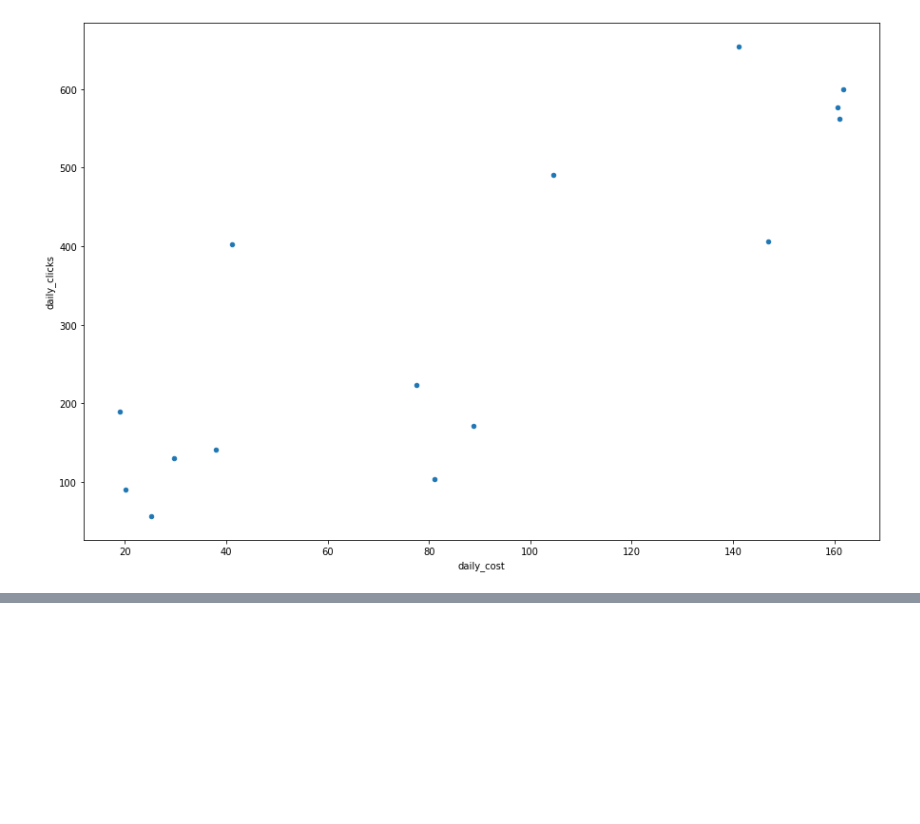
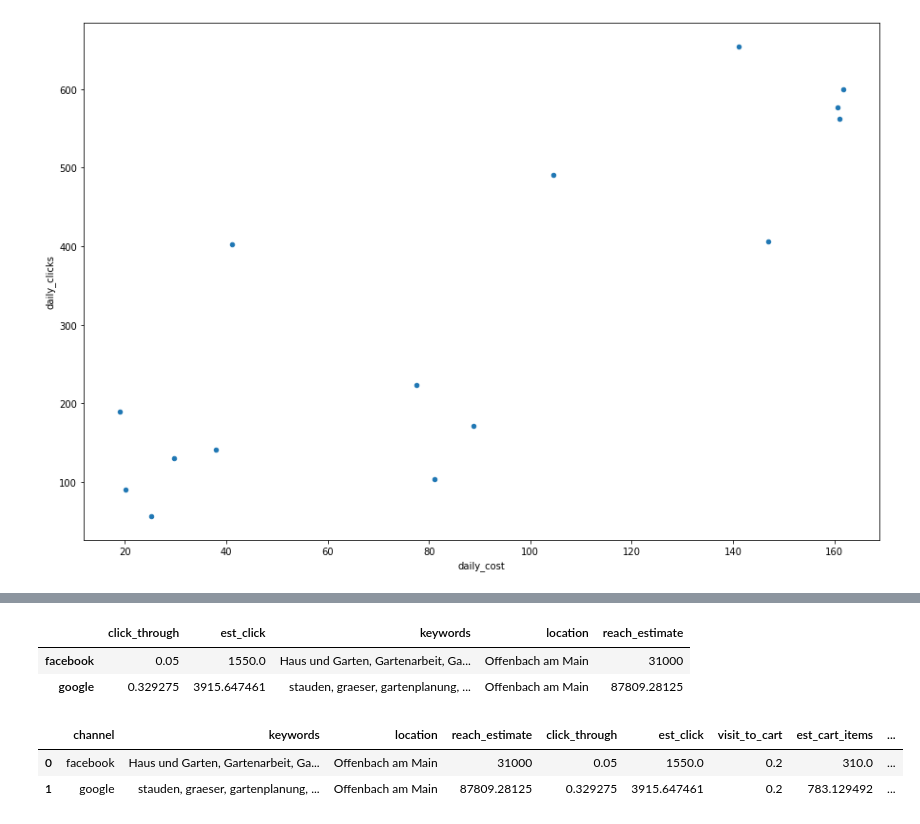
Before and after one commit to siegstedt/kreativkopf, a Jupyter notebook: notebooks/main_run.ipynb, the cells around one changed output, grey strips where cells are left out. Cells and saved outputs as stored; diff of their text form; code cells hidden in the pictures; blank space fills up the shorter version.

```diff
--- a/notebooks/main_run.ipynb
+++ b/notebooks/main_run.ipynb
@@ -322,0 +365,49 @@ df[['daily_cost','daily_clicks']].plot(kind="scatter",x='daily_cost',y='daily_cl
+# %%
+estimates_df = pd.DataFrame()
+estimates_data = fb_estimate + g_estimate
+for i in estimates_data:
+    estimates_df = estimates_df.append(pd.DataFrame(i).transpose())
+estimates_df
+# %% [output]
+|  | click_through | est_click | keywords | location | reach_estimate |
+| facebook | 0.05 | 1550.0 | Haus und Garten, Gartenarbeit, Ga... | Offenbach am Main | 31000 |
+| google | 0.329275 | 3915.647461 | stauden, graeser, gartenplanung, ... | Offenbach am Main | 87809.28125 |
+# %%
+# generate conversion data
+conversion_map = {
+    'general': {
+        'channel': ['facebook', 'google', 'instagram'],
+        'visit_to_cart': [0.1, 0.1, 0.1],
+        'cart_to_purchase': [0.1, 0.1, 0.1],
+    },
+    'haus- und garten': {
+        'channel': ['facebook', 'google', 'instagram'],
+        'visit_to_cart': [0.2, 0.2, 0.2],
+        'cart_to_purchase': [0.01, 0.01, 0.01],
+    },
+}
+
+# megre the converions into estimates
+conversions = pd.DataFrame()
+for i in conversion_map:
+    df = pd.DataFrame(conversion_map[i])
+    df['scope'] = i
+    df = df.set_index(['scope','channel'])
+    conversions = conversions.append(df)
+conversions_df = conversions.loc['haus- und garten',:].reset_index().set_index('channel',drop=True)
+estimates_df = estimates_df.merge(conversions_df, how='left', left_on=estimates_df.index, right_on=conversions_df.index).rename(columns={'key_0':'channel'})
+
+# prepare conversion data
+estimates_df['est_cart_items'] = estimates_df['est_click'] * estimates_df['visit_to_cart']
+estimates_df['est_purchased_items'] = estimates_df['est_cart_items'] * estimates_df['cart_to_purchase']
+# clean up
+estimates_df = estimates_df[[
+    'channel', 'keywords', 'location', 'reach_estimate',
+    'click_through','est_click', 'visit_to_cart','est_cart_items',
+    'cart_to_purchase', 'est_purchased_items'
+]]
+estimates_df
+# %% [output]
+|  | channel | keywords | location | reach_estimate | click_through | est_click | visit_to_cart | est_cart_items | ... |
+| 0 | facebook | Haus und Garten, Gartenarbeit, Ga... | Offenbach am Main | 31000 | 0.05 | 1550.0 | 0.2 | 310.0 | ... |
+| 1 | google | stauden, graeser, gartenplanung, ... | Offenbach am Main | 87809.28125 | 0.329275 | 3915.647461 | 0.2 | 783.129492 | ... |
```
Also changed, not shown: parts of 10 cells of this notebook, 1 other file.
